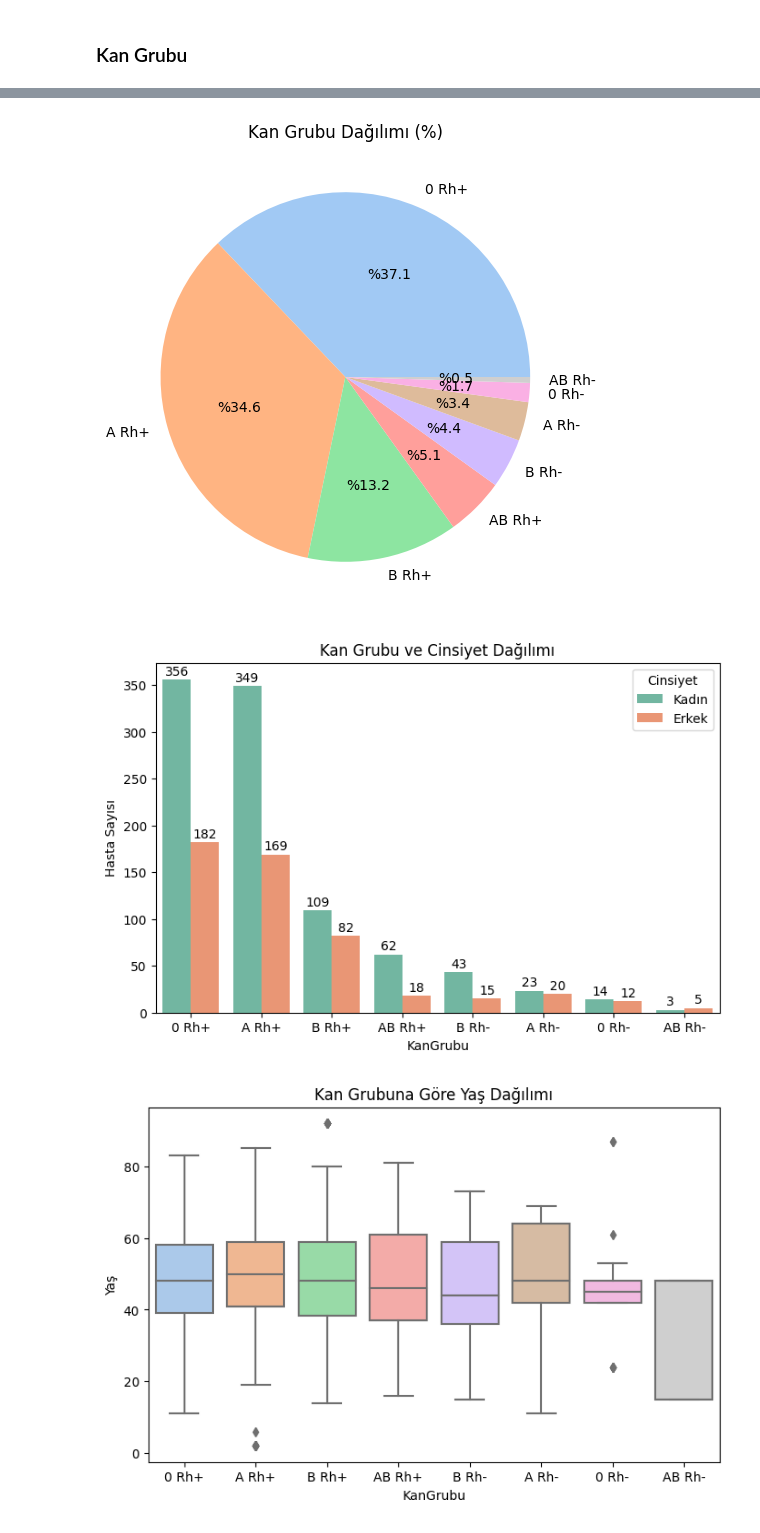
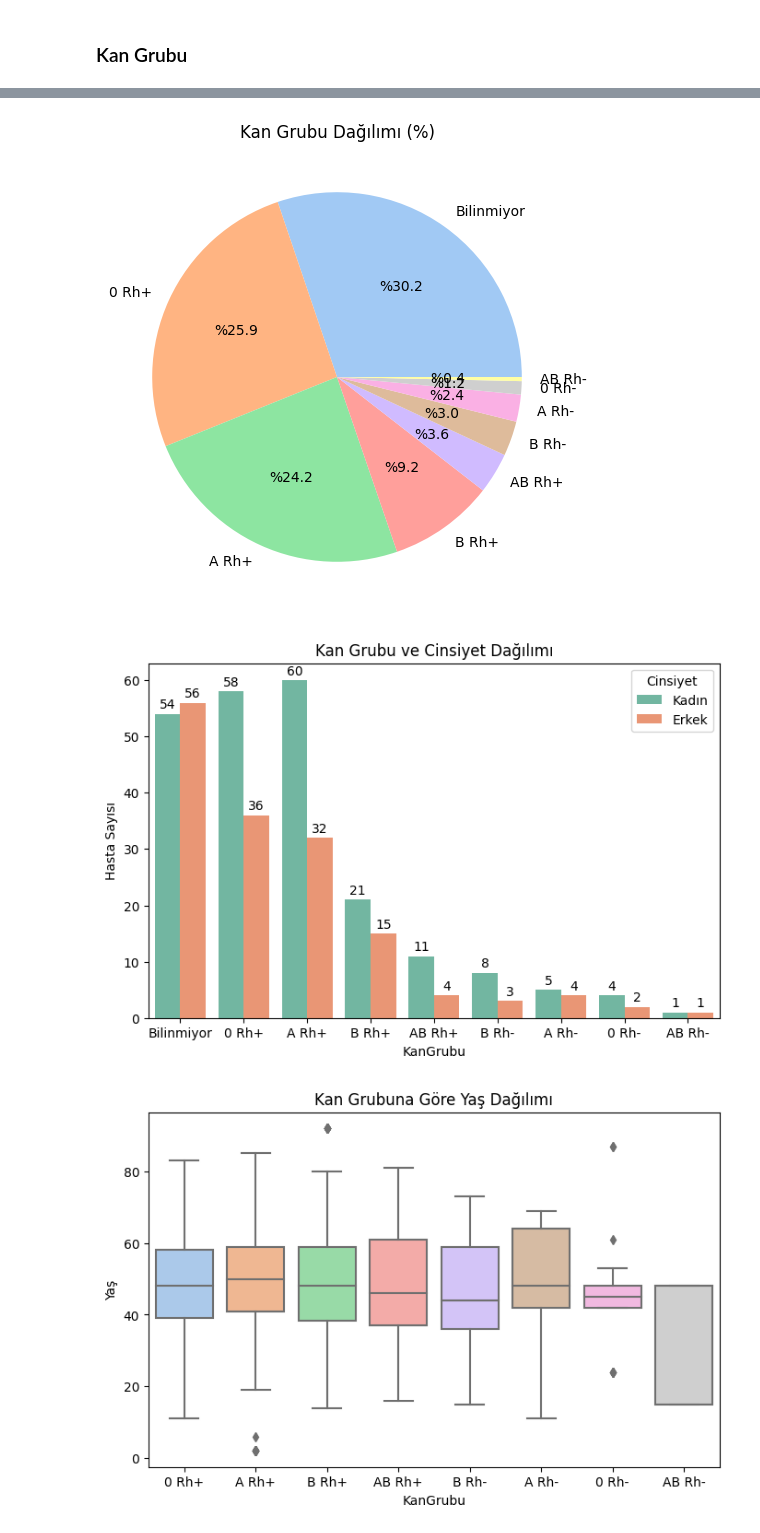
Before and after one commit to hakankocakk/Pusula_Hakan_Kocak, a Jupyter notebook: notebooks/exploratory-data-analysis-eda.ipynb, the cells around one changed output, grey strips where cells are left out. Cells and saved outputs as stored; diff of their text form; code cells hidden in the pictures.

```diff
--- a/notebooks/exploratory-data-analysis-eda.ipynb
+++ b/notebooks/exploratory-data-analysis-eda.ipynb
@@ -223,13 +282,17 @@ plt.show()
 # %% [markdown]
 ### Cinsiyet
 # %%
+unique_sex = data.drop_duplicates(subset="HastaNo")[["Cinsiyet"]].copy()
+unique_sex["Cinsiyet"] = unique_sex["Cinsiyet"].fillna("Bilinmiyor")
 plt.figure(figsize=(6,4))
-ax = sns.countplot(data=data, x='Cinsiyet', order=data['Cinsiyet'].value_counts().index, palette='pastel')
+ax = sns.countplot(data=unique_sex, x='Cinsiyet', order=unique_sex['Cinsiyet'].value_counts().index, palette='pastel')
 plt.title("Cinsiyet Dağılımı")
 plt.ylabel("Hasta Sayısı")
 
+# Her barın üstüne sayıyı yaz
 for p in ax.patches:
     height = p.get_height()
-    ax.text(p.get_x() + p.get_width()/2., height + 10, int(height), ha='center', fontsize=10)
+    ax.text(p.get_x() + p.get_width()/2., height + 0.5, int(height), ha='center', fontsize=10)
+
 plt.show()
 # %% [output]
@@ -259,15 +323,16 @@ plt.show()
 # %% [markdown]
 ### Kan Grubu
 # %%
+unique_data = data.drop_duplicates(subset="HastaNo")[["KanGrubu"]].copy()
+unique_data["KanGrubu"] = unique_data["KanGrubu"].fillna("Bilinmiyor")
 plt.figure(figsize=(8,5))
-ax = sns.countplot(data=data, x='KanGrubu', order=data['KanGrubu'].value_counts().index, palette='pastel')
+ax = sns.countplot(data=unique_data, x='KanGrubu', order=unique_data['KanGrubu'].value_counts().index, palette='pastel')
 plt.title("Kan Grubu Dağılımı")
 plt.ylabel("Hasta Sayısı")
 
-# Her barın üstüne sayı yaz
 for p in ax.patches:
     height = p.get_height()
-    ax.text(p.get_x() + p.get_width()/2., height + 5, int(height), ha='center', fontsize=10)
+    ax.text(p.get_x() + p.get_width()/2., height + 1, int(height), ha='center', fontsize=10)
 
 plt.show()
 # %% [output]
@@ -275,22 +342,25 @@ plt.show()
 # %%
-kan_counts = data['KanGrubu'].value_counts()
+kan_counts = data['KanGrubu'].fillna("Bilinmiyor").value_counts()
 plt.figure(figsize=(6,6))
 plt.pie(kan_counts, labels=kan_counts.index, autopct=lambda p: f"%{p:.1f}", colors=sns.color_palette("pastel"))
 plt.title("Kan Grubu Dağılımı (%)")
 plt.show()
 # %% [output]
-[figure, old version]
+[figure, new version]
 # %%
+unique_data = data.drop_duplicates(subset="HastaNo")[["KanGrubu", "Cinsiyet"]].copy()
+unique_data["KanGrubu"] = unique_data["KanGrubu"].fillna("Bilinmiyor")
+
 plt.figure(figsize=(8,5))
-ax = sns.countplot(data=data, x='KanGrubu', hue='Cinsiyet', palette='Set2', order=data['KanGrubu'].value_counts().index)
+ax = sns.countplot(data=unique_data, x='KanGrubu', hue='Cinsiyet', palette='Set2', order=unique_data['KanGrubu'].value_counts().index)
 plt.title("Kan Grubu ve Cinsiyet Dağılımı")
 plt.ylabel("Hasta Sayısı")
 for p in ax.patches:
     height = p.get_height()
-    ax.text(p.get_x() + p.get_width()/2., height + 5, int(height), ha='center', fontsize=10)
+    ax.text(p.get_x() + p.get_width()/2., height + 1, int(height), ha='center', fontsize=10)
 plt.show()
 # %% [output]
-[figure, old version]
+[figure, new version]
 # %%
 plt.figure(figsize=(8,5))
 sns.boxplot(data=data, x='KanGrubu', y='Yas', palette='pastel', order=data['KanGrubu'].value_counts().index)
```
Also changed, not shown: parts of 20 cells of this notebook.
